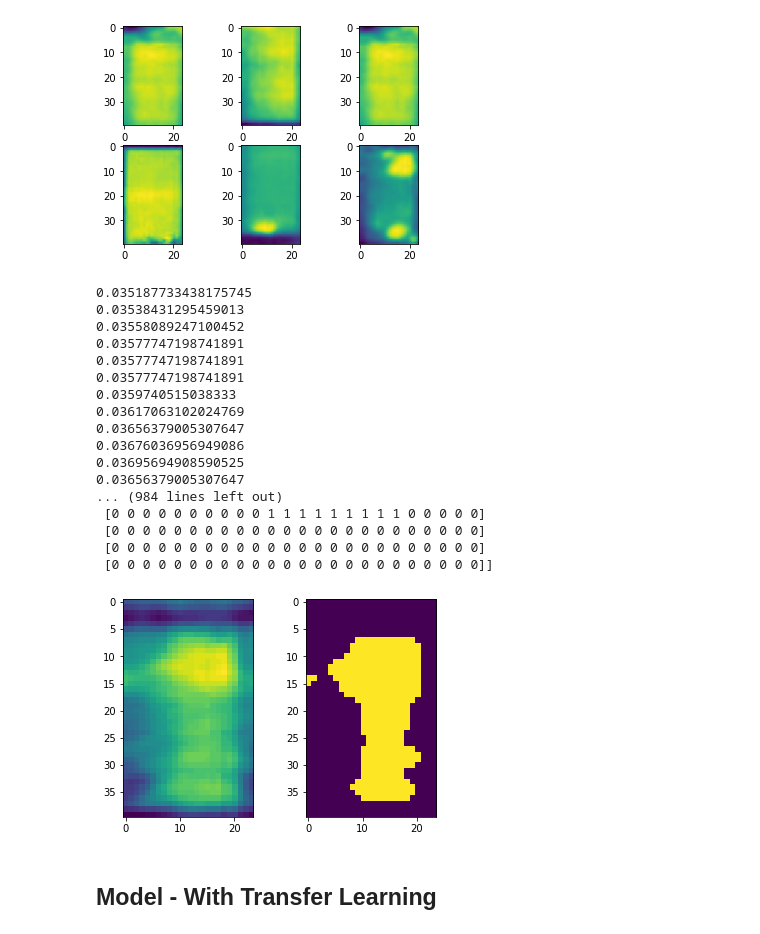
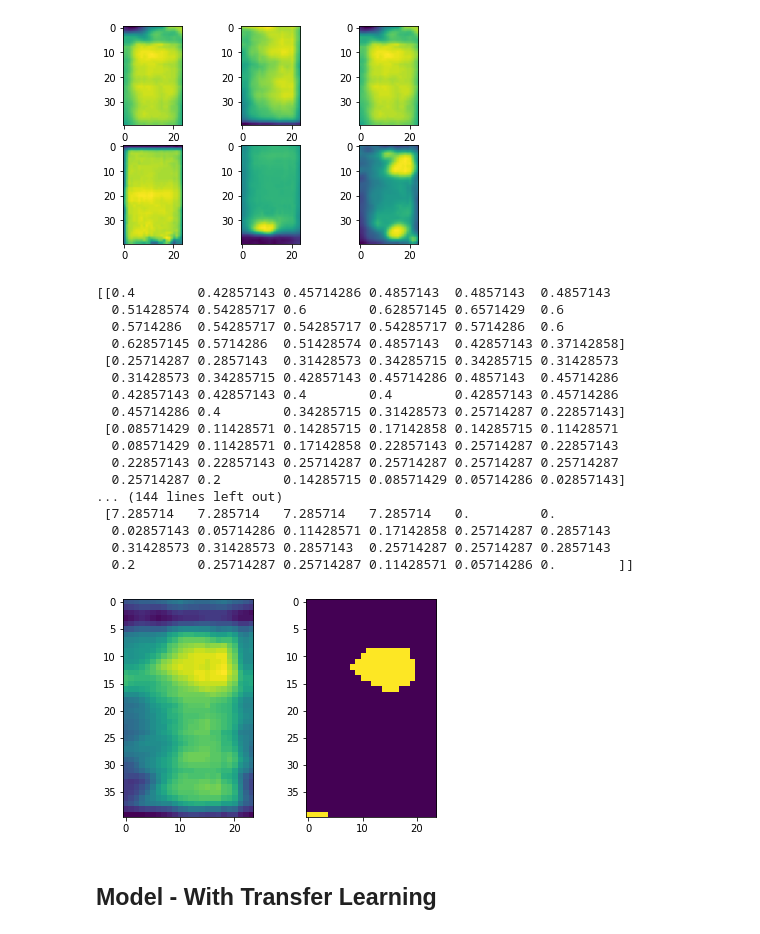
Before and after one commit to regiiis/dlv_group_project, a Jupyter notebook: dlv_1.ipynb, the cells around one changed output. Saved outputs shown, nothing was run; the diff lists cells and outputs as text; code cells hidden in the pictures.

```diff
--- a/dlv_1.ipynb
+++ b/dlv_1.ipynb
@@ -119,21 +119,26 @@ axarr[1,2].imshow(img4)
 <matplotlib.image.AxesImage at 0x...>
 [figure]
 # %%
-import numpy as np
-import matplotlib.pyplot as plt
+def image_binarizer(image, treshold):
 
-def image_binarizer(image, treshold):
   t = float(treshold)
   img = np.array(image)
   arr = img
   max_num = 0
+  min_num = 0
   i, n = 0, 0
-  max_num = (max([[sum(j)] for j in img]))
-  a2 = np.array([[k / max_num[0] for k in j] for j in img])
+  #max_num = (max([[sum(j)] for j in img]))
+  #a2 = np.array([[k / max_num[0] for k in j] for j in img])
 
+  # Normalising the image
+  max_num = max([sublist[-1] for sublist in img])
+  min_num = min([sublist[-1] for sublist in img])
+  normdividend = max_num - min_num
+  a2 = np.array([[(k - min_num) / normdividend for k in j] for j in img])
+
+  print(a2)
   for list in a2:
     for number in list:
-      print(number)
       if (float(number) < t):
         arr[i][n] = 0
       else:
@@ -151,26 +156,26 @@ def image_binarizer(image, treshold):
   plt.imshow(arr)
 # %%
 image_1 = mpimg.imread('/content/InfraredSolarModules/images/1.jpg')
-image_binarizer(image_1, 0.04)
+image_binarizer(image_1, 1.4)
 # %% [output]
-0.035187733438175745
-0.03538431295459013
-0.03558089247100452
-0.03577747198741891
-0.03577747198741891
-0.03577747198741891
-0.0359740515038333
-0.03617063102024769
-0.03656379005307647
-0.03676036956949086
-0.03695694908590525
-0.03656379005307647
-... (984 lines left out)
- [0 0 0 0 0 0 0 0 0 0 1 1 1 1 1 1 1 1 1 0 0 0 0 0]
- [0 0 0 0 0 0 0 0 0 0 0 0 0 0 0 0 0 0 0 0 0 0 0 0]
- [0 0 0 0 0 0 0 0 0 0 0 0 0 0 0 0 0 0 0 0 0 0 0 0]
- [0 0 0 0 0 0 0 0 0 0 0 0 0 0 0 0 0 0 0 0 0 0 0 0]]
+[[0.4        0.42857143 0.45714286 0.4857143  0.4857143  0.4857143
+  0.51428574 0.54285717 0.6        0.62857145 0.6571429  0.6
+  0.5714286  0.54285717 0.54285717 0.54285717 0.5714286  0.6
+  0.62857145 0.5714286  0.51428574 0.4857143  0.42857143 0.37142858]
+ [0.25714287 0.2857143  0.31428573 0.34285715 0.34285715 0.31428573
+  0.31428573 0.34285715 0.42857143 0.45714286 0.4857143  0.45714286
+  0.42857143 0.42857143 0.4        0.4        0.42857143 0.45714286
+  0.45714286 0.4        0.34285715 0.31428573 0.25714287 0.22857143]
+ [0.08571429 0.11428571 0.14285715 0.17142858 0.14285715 0.11428571
+  0.08571429 0.11428571 0.17142858 0.22857143 0.25714287 0.22857143
+  0.22857143 0.22857143 0.25714287 0.25714287 0.25714287 0.25714287
+  0.25714287 0.2        0.14285715 0.08571429 0.05714286 0.02857143]
+... (144 lines left out)
+ [7.285714   7.285714   7.285714   7.285714   0.         0.
+  0.02857143 0.05714286 0.11428571 0.17142858 0.25714287 0.2857143
+  0.31428573 0.31428573 0.2857143  0.25714287 0.25714287 0.2857143
+  0.2        0.25714287 0.25714287 0.11428571 0.05714286 0.        ]]
-[figure, old version]
+[figure, new version]
 # %% [markdown]
 ## Model - With Transfer Learning
 # %% [markdown]
```
